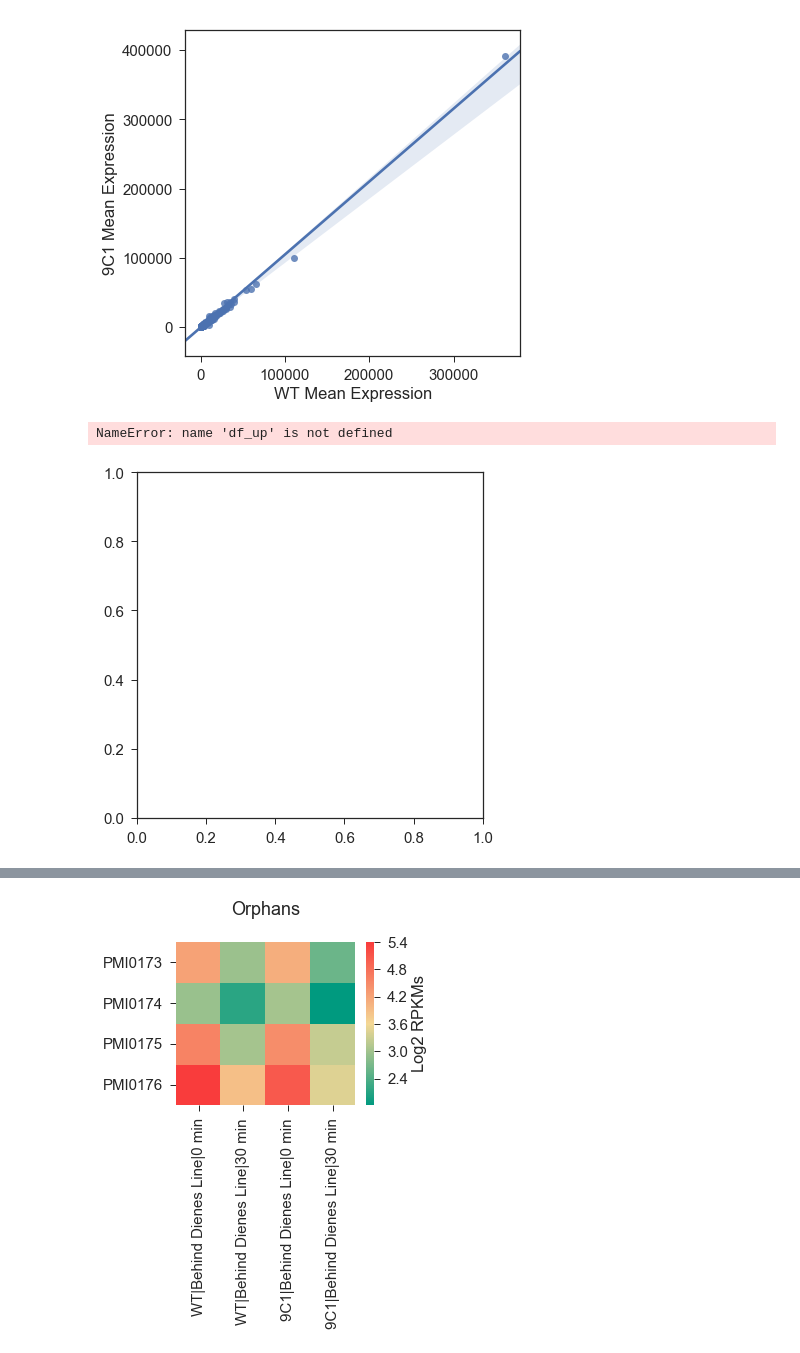
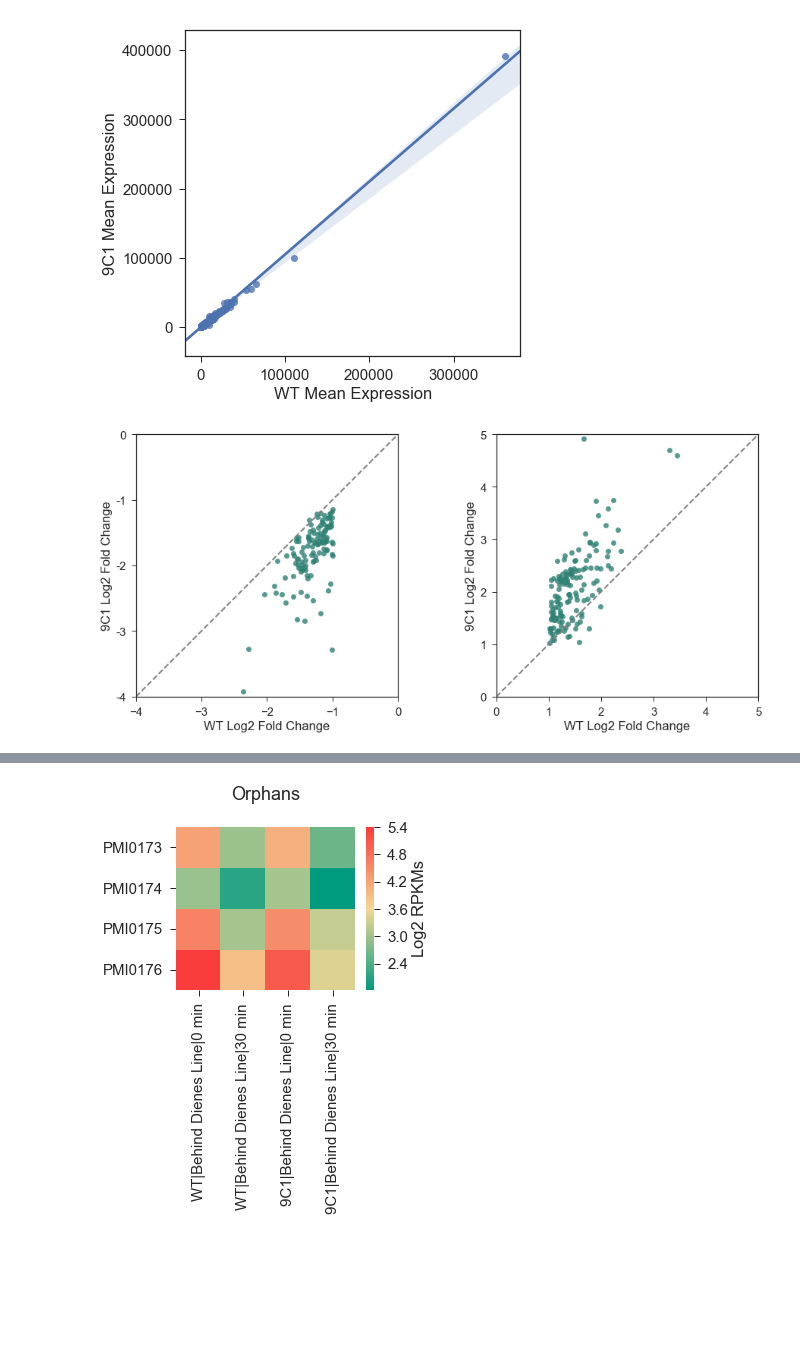
Before and after one commit to ASintsova/spatial_dynamics_of_gene_expression_in_response_to_T6SS_attack, a Jupyter notebook: lib/figure_6.ipynb, the cells around one changed output, grey strips where cells are left out. Drawn from its saved outputs; the diff is of its cells as text; code cells hidden in the pictures; blank space fills up the shorter version.

Commit message:
Finished editing the tables, re-drew the heatmaps

```diff
--- a/lib/figure_6.ipynb
+++ b/lib/figure_6.ipynb
@@ -159,13 +182,12 @@ with open(wt_file, "w") as of:
 # %%
 # Looking at common patterns of gene expression
 
-df1 = de_wt.loc[both][["baseMean", "log2FoldChange", "padj"]]
-df1.rename(index=str, columns={"baseMean": "{} Mean Expression".format(wt),
-                               "log2FoldChange": wt_lfc,
-                              "padj": "{} padj".format(wt)}, inplace=True)
+df1 = de_wt.loc[both][[log2FoldChange, padj]]
+df1.rename(index=str, columns={log2FoldChange: wt_lfc,
+                              padj: "{} padj".format(wt)}, inplace=True)
 
-df2 = de_mut.loc[both][["baseMean", "log2FoldChange", "padj"]]
-df2.rename(index=str, columns={"baseMean": "{} Mean Expression".format(mut),
-                               "log2FoldChange": mut_lfc,
-                              "padj": "{} padj".format(mut)}, inplace=True)
+df2 = de_mut.loc[both][[log2FoldChange, padj, "Gene Name", "Function", "Pathway"]]
+df2.rename(index=str, columns={log2FoldChange: mut_lfc,
+                              padj: "{} padj".format(mut)}, inplace=True)
 df = df1.merge(df2, left_index=True, right_index=True)
+df.head()
@@ -172,20 +201,11 @@ df = df1.merge(df2, left_index=True, right_index=True)
 # %%
-# NEEDS TO BE FIXED
 
 
-#gene_info_file = os.path.join(data_folder, "de_genes_behind_line_both_WT_and_9C1_info.tab")
-#gene_info = pd.read_csv(gene_info_file, sep="\t", header=None, index_col=0,
-                        names=["gene_name", "function", "pathway"])
-#fx = gene_info.function
-#fx = fx.str.replace("\(GenBank\)", "")
-#gene_info.function = fx
+df_up = df[(df[wt_lfc]>0) | (df[mut_lfc] >0)].sort_index()
 
-df_up = df[(df[wt_lfc]>0) | (df[mut_lfc] >0)]
-df_up = df_up.merge(gene_info, how="left", left_index=True, right_index=True).sort_index()
-df_up = vis.remove_hypotheticals(df_up)
+df_up = vis.remove_hypotheticals(df_up, "Function")
 #df_up.to_excel(os.path.join(data_folder, "COMMON_UP_CHANGES_IN_GENE_EXPRESSION_BEHIND_THE_DIENES_LINE.xlsx"))
 
-df_down = df[(df[wt_lfc]<0) | (df[mut_lfc] <0)]
-df_down = df_down.merge(gene_info, how="left", left_index=True, right_index=True).sort_index()
-df_down = vis.remove_hypotheticals(df_down)
+df_down = df[(df[wt_lfc]<0) | (df[mut_lfc] <0)].sort_index()
+df_down = vis.remove_hypotheticals(df_down, "Function")
 #df_down.to_excel(os.path.join(data_folder, "COMMON_DOWN_CHANGES_IN_GENE_EXPRESSION_BEHIND_THE_DIENES_LINE.xlsx"))
@@ -202,21 +220,20 @@ s
 # %%
 ###
 fig = plt.figure(figsize = (6,6))
 
 ax1 = fig.add_axes([1.2, 0.5, 0.8, 0.8],)
-s = sns.regplot(wt_lfc, mut_lfc, df_up, color=col2, fit_reg=False);
-plt.plot([0,5], [0, 5], color=col3, linestyle='--', linewidth=2)
+s = sns.regplot(wt_lfc, mut_lfc, df_up, color=col4, fit_reg=False);
+plt.plot([0,5], [0, 5], color="grey", linestyle='--', linewidth=2)
 s.set(xlim=[0,5], ylim=[0,5],);
 
 ax2 = fig.add_axes([0.1, 0.5, 0.8, 0.8],)
-s = sns.regplot(wt_lfc, mut_lfc, df_down, color=col2, fit_reg=False);
-plt.plot([-4,0], [-4,0], color=col3, linestyle='--', linewidth=2)
+s = sns.regplot(wt_lfc, mut_lfc, df_down, color=col4, fit_reg=False);
+plt.plot([-4,0], [-4,0], color="grey", linestyle='--', linewidth=2)
 s.set(xlim=[-4,0], ylim=[-4,0],);
 s.set_yticks( [-4, -3, -2, -1,0]);
 s.set_yticklabels([-4, -3, -2, -1,0]);
 
-fig.savefig(os.path.join(figures_folder, "proteus_rnaseq_figure_4b.png"), dpi=300, bbox_inches="tight")
+fig.savefig(os.path.join(figures_folder, "2018-02-07-proteus_rnaseq_figure_6b.png"), dpi=300, bbox_inches="tight")
 # %% [output]
-NameError: name 'df_up' is not defined
-[figure, old version]
+[figure, new version]
 # %%
```
Also changed, not shown: parts of 16 cells of this notebook, 4 other files.
